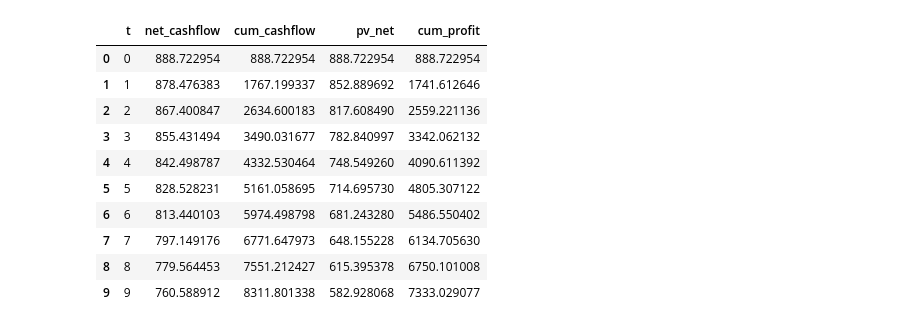
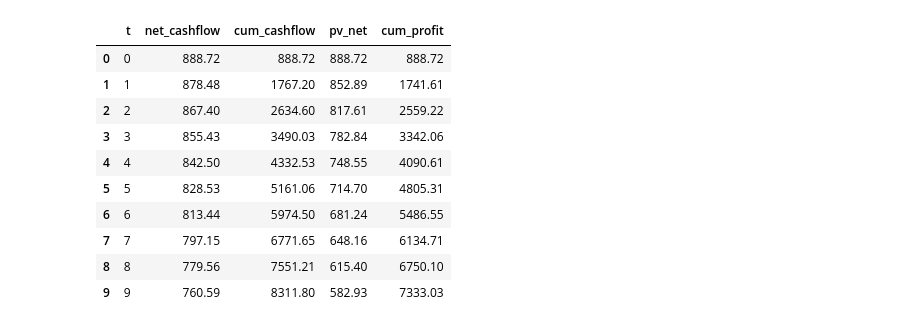
Before and after one commit to asehdev1994/actuarial-life-model-engine, a Jupyter notebook: notebooks/model_testing.ipynb, the cells around one changed output. Cells and saved outputs as stored; diff of their text form; code cells hidden in the pictures.

```diff
--- a/notebooks/model_testing.ipynb
+++ b/notebooks/model_testing.ipynb
@@ -42,5 +62,5 @@ result = valuation.value_policy(policy, assumptions, return_breakdown=True)
 # %%
-# Cell 6 - build df
+# Cell 4 - Build Analysis Dataset
 
-df = pd.DataFrame(result["breakdown"])
-df
+df = profit_analysis.build_profit_dataframe(result)
+df = profit_analysis.add_profit_signature(df)
@@ -59,20 +67,21 @@ df
 # %%
-# Cell 7 - Debugging
+# Cell 5 - Profit Emergence Table
 
 df[["t",
     "net_cashflow",
     "cum_cashflow",
     "pv_net",
-    "cum_profit"]]
+    "cum_profit"
+]].round(2)
 # %% [output]
 |  | t | net_cashflow | cum_cashflow | pv_net | cum_profit |
-| 0 | 0 | 888.722954 | 888.722954 | 888.722954 | 888.722954 |
-| 1 | 1 | 878.476383 | 1767.199337 | 852.889692 | 1741.612646 |
-| 2 | 2 | 867.400847 | 2634.600183 | 817.608490 | 2559.221136 |
-| 3 | 3 | 855.431494 | 3490.031677 | 782.840997 | 3342.062132 |
-| 4 | 4 | 842.498787 | 4332.530464 | 748.549260 | 4090.611392 |
-| 5 | 5 | 828.528231 | 5161.058695 | 714.695730 | 4805.307122 |
-| 6 | 6 | 813.440103 | 5974.498798 | 681.243280 | 5486.550402 |
-| 7 | 7 | 797.149176 | 6771.647973 | 648.155228 | 6134.705630 |
-| 8 | 8 | 779.564453 | 7551.212427 | 615.395378 | 6750.101008 |
-| 9 | 9 | 760.588912 | 8311.801338 | 582.928068 | 7333.029077 |
+| 0 | 0 | 888.72 | 888.72 | 888.72 | 888.72 |
+| 1 | 1 | 878.48 | 1767.20 | 852.89 | 1741.61 |
+| 2 | 2 | 867.40 | 2634.60 | 817.61 | 2559.22 |
+| 3 | 3 | 855.43 | 3490.03 | 782.84 | 3342.06 |
+| 4 | 4 | 842.50 | 4332.53 | 748.55 | 4090.61 |
+| 5 | 5 | 828.53 | 5161.06 | 714.70 | 4805.31 |
+| 6 | 6 | 813.44 | 5974.50 | 681.24 | 5486.55 |
+| 7 | 7 | 797.15 | 6771.65 | 648.16 | 6134.71 |
+| 8 | 8 | 779.56 | 7551.21 | 615.40 | 6750.10 |
+| 9 | 9 | 760.59 | 8311.80 | 582.93 | 7333.03 |
```
Also changed, not shown: parts of 11 cells of this notebook, 2 other files.
